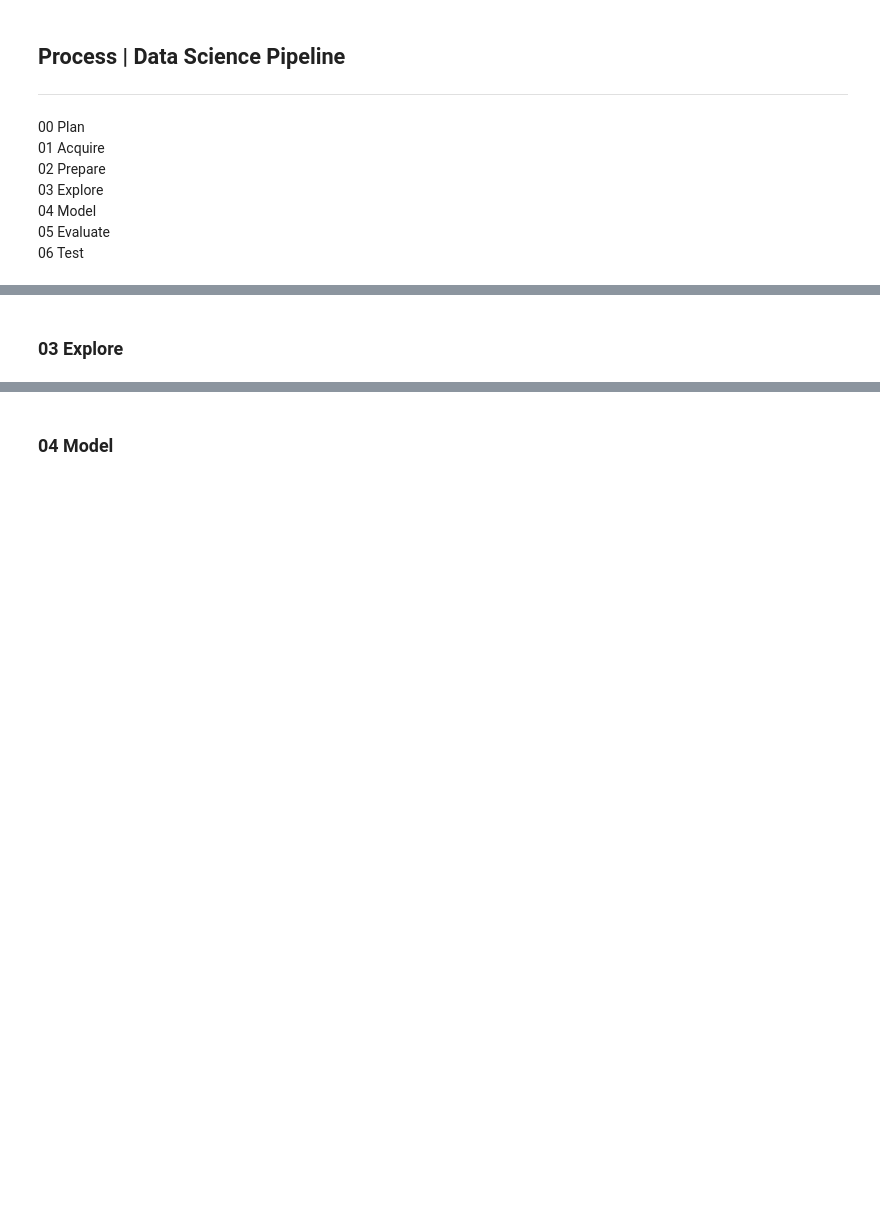
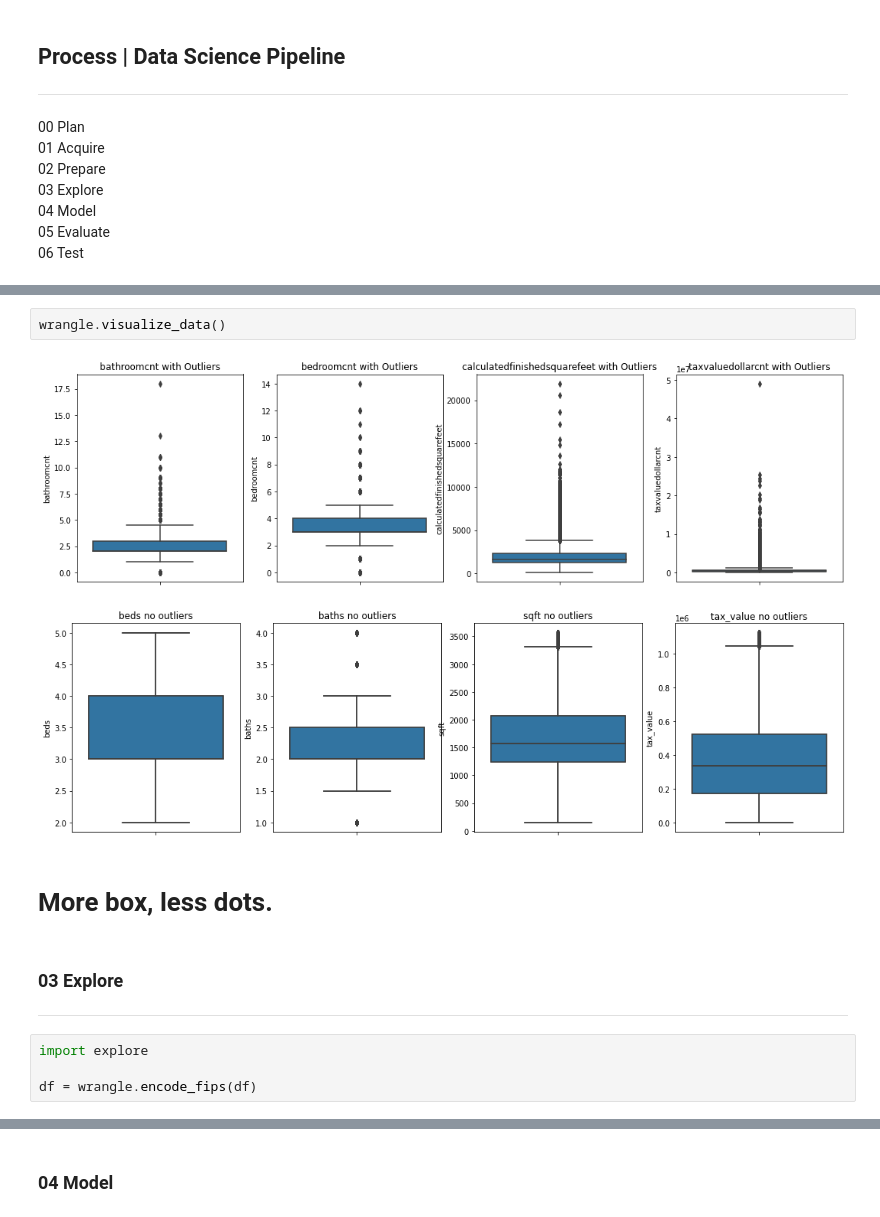
Before and after one commit to Jonessn22/zillow_regression_project, a Jupyter notebook: final_report.ipynb, the cells around one changed output, grey strips where cells are left out. Drawn from its saved outputs; the diff is of its cells as text; blank space fills up the shorter version.

```diff
--- a/final_report.ipynb
+++ b/final_report.ipynb
@@ -66,2 +103,15 @@ Question 4?<br>
+# %%
+wrangle.visualize_data()
+# %% [output]
+[figure, added]
+[figure, added]
+# %% [markdown]
+
+# More box, less dots.
 # %% [markdown]
 ### 03 Explore
+<hr>
+# %%
+import explore
+
+df = wrangle.encode_fips(df)
```
Also changed, not shown: parts of 18 cells of this notebook, 8 other files.
